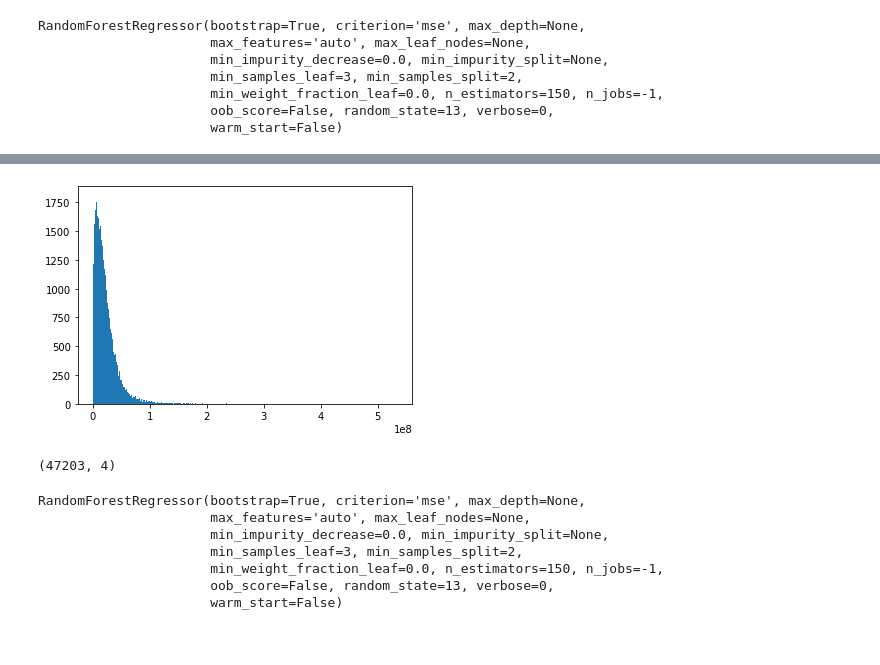
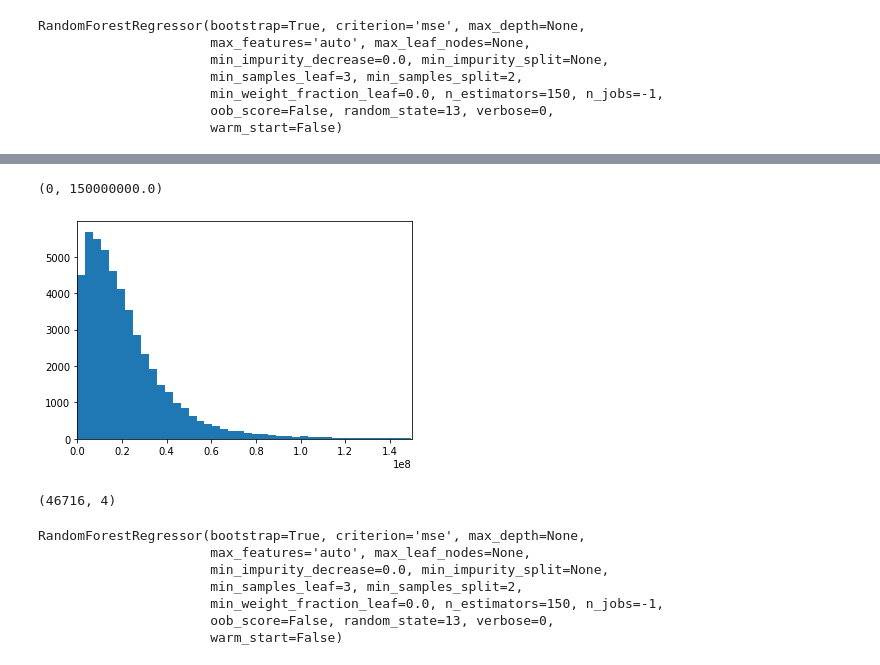
Before and after one commit to jamesluttringer2019/Project_Sunroof, a Jupyter notebook: notebooks/Exploration_and_model_training.ipynb, the cells around one changed output, grey strips where cells are left out. Drawn from its saved outputs; the diff is of its cells as text; code cells hidden in the pictures.

```diff
--- a/notebooks/Exploration_and_model_training.ipynb
+++ b/notebooks/Exploration_and_model_training.ipynb
@@ -108,17 +192,19 @@ The r^2 score for the Random Forest is: 0.3571517864486988
 # %%
-plt.hist(df['yearly_sunlight_kwh_total'], bins=500);
+plt.hist(df['yearly_sunlight_kwh_total'], bins=150)
+plt.xlim(0,1.5e8)
 # %% [output]
+(0, 150000000.0)
-[figure, old version]
+[figure, new version]
 # %%
 #remove highest 2% and lowest 1% yearly sunlight
 bottom = dftest.sort_values(by='yearly_sunlight_kwh_total')[:486].index
-top = dftest.sort_values(by='yearly_sunlight_kwh_total')[47689:].index
+top = dftest.sort_values(by='yearly_sunlight_kwh_total')[47202:].index
 
 dftest.drop(bottom,inplace=True)
 dftest.drop(top, inplace=True)
 dftest.shape
 # %% [output]
-(47203, 4)
+(46716, 4)
 # %%
 train, test = train_test_split(dftest, random_state=13, train_size=.8, test_size=.2)
 
```
Also changed, not shown: parts of 43 cells of this notebook.
